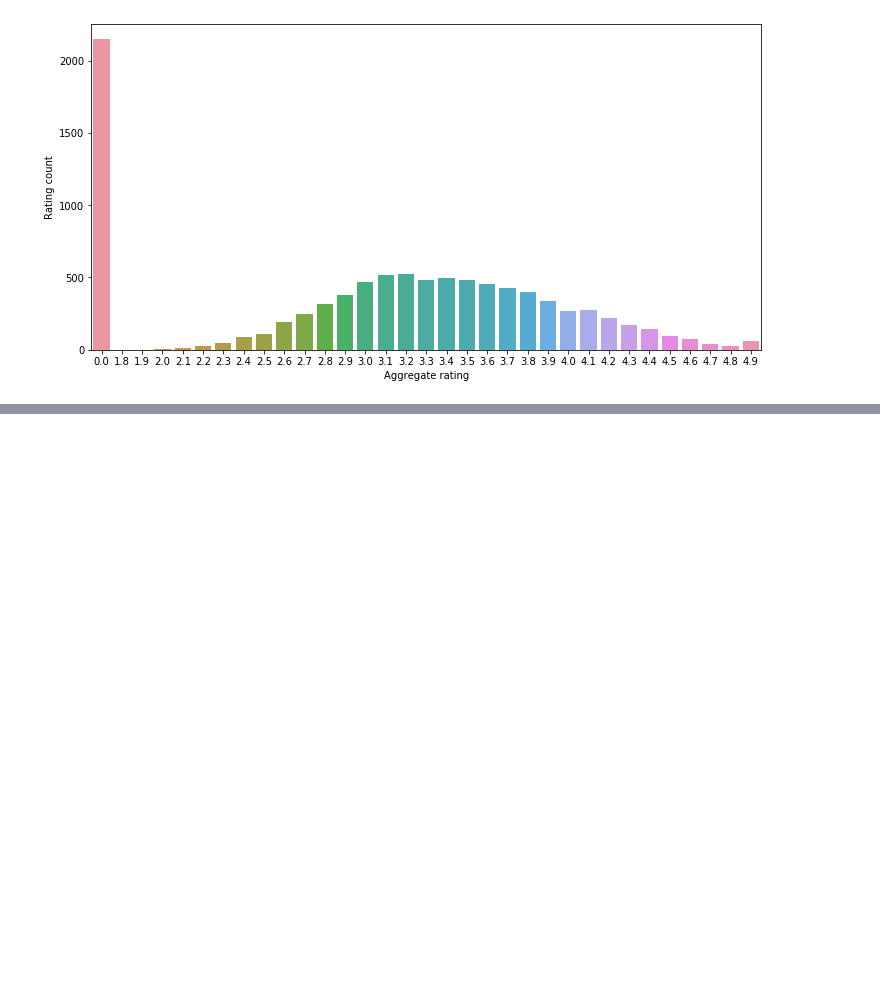
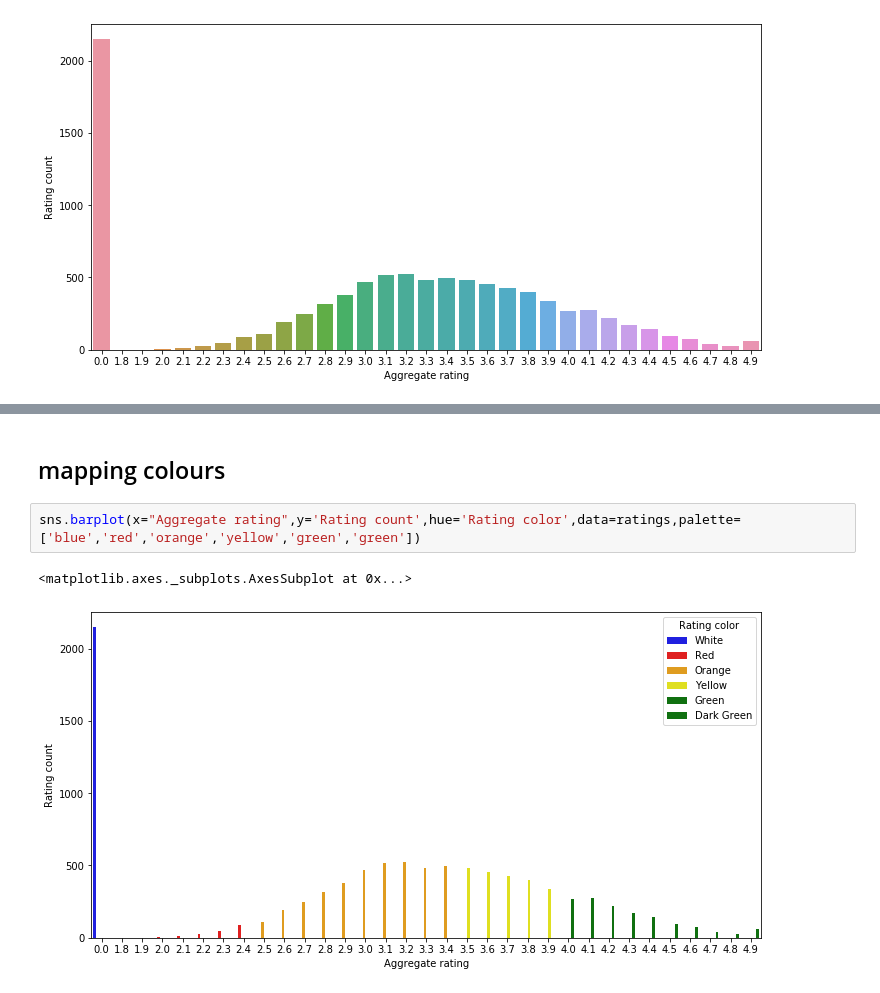
Before and after one commit to siddartha-10/EDA, a Jupyter notebook: EDA.ipynb, the cells around one changed output, grey strips where cells are left out. Cells and saved outputs as stored; diff of their text form; blank space fills up the shorter version.

```diff
--- a/EDA.ipynb
+++ b/EDA.ipynb
@@ -262,0 +268,7 @@ sns.barplot(x="Aggregate rating",y='Rating count',data=ratings)
+# %% [markdown]
+## mapping colours
+# %%
+sns.barplot(x="Aggregate rating",y='Rating count',hue='Rating color',data=ratings,palette=['blue','red','orange','yellow','green','green'])
+# %% [output]
+<matplotlib.axes._subplots.AxesSubplot at 0x...>
+[figure, added]
```
Also changed, not shown: parts of 17 cells of this notebook.
